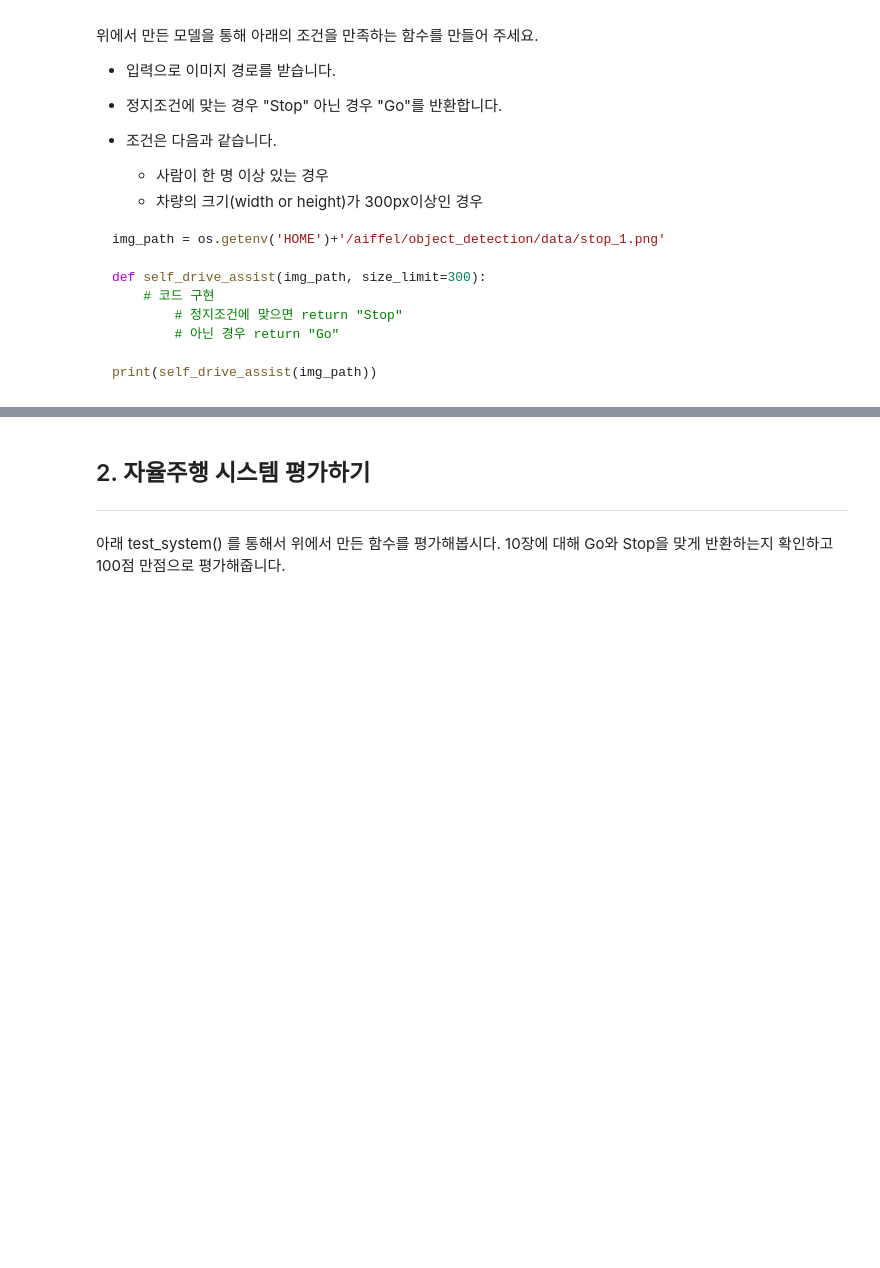
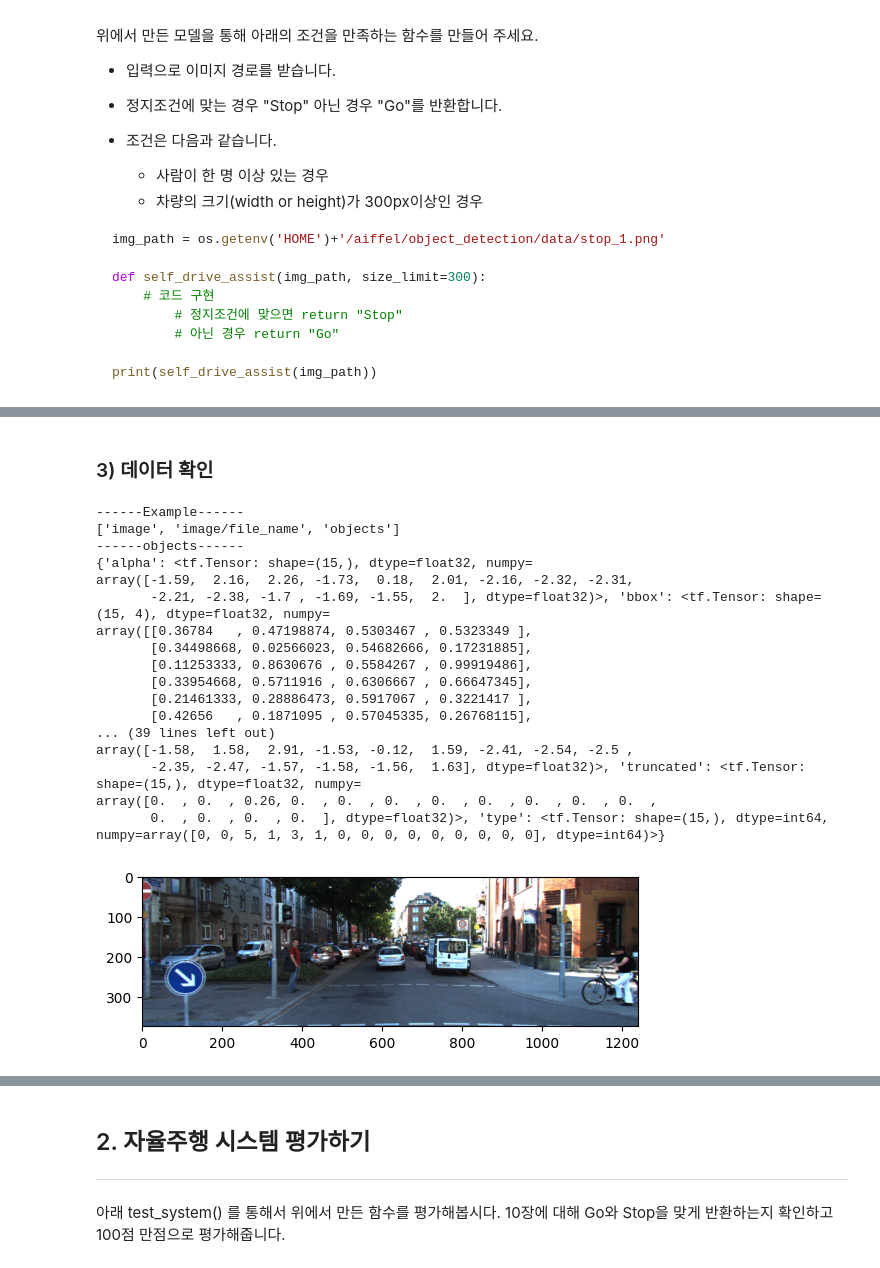
Before and after one commit to aeolian83/aiffel_mini_prject, a Jupyter notebook: Going_deeper06_object_detection/object_detection_practice.ipynb, the cells around one changed output, grey strips where cells are left out. Drawn from its saved outputs; the diff is of its cells as text; code cells hidden in the pictures; blank space fills up the shorter version.

```diff
--- a/Going_deeper06_object_detection/object_detection_practice.ipynb
+++ b/Going_deeper06_object_detection/object_detection_practice.ipynb
@@ -41,0 +95,37 @@ print(self_drive_assist(img_path))
+# %% [markdown]
+### 3) 데이터 확인
+# %%
+sample = ds_train.take(1)
+
+for example in sample:
+    print('------Example------')
+    print(list(example.keys()))
+    image = example["image"]
+    filename = example["image/file_name"].numpy().decode('utf-8')
+    objects = example["objects"]
+
+print('------objects------')
+print(objects)
+
+img = Image.fromarray(image.numpy())
+plt.imshow(img)
+plt.show()
+# %% [output]
+------Example------
+['image', 'image/file_name', 'objects']
+------objects------
+{'alpha': <tf.Tensor: shape=(15,), dtype=float32, numpy=
+array([-1.59,  2.16,  2.26, -1.73,  0.18,  2.01, -2.16, -2.32, -2.31,
+       -2.21, -2.38, -1.7 , -1.69, -1.55,  2.  ], dtype=float32)>, 'bbox': <tf.Tensor: shape=(15, 4), dtype=float32, numpy=
+array([[0.36784   , 0.47198874, 0.5303467 , 0.5323349 ],
+       [0.34498668, 0.02566023, 0.54682666, 0.17231885],
+       [0.11253333, 0.8630676 , 0.5584267 , 0.99919486],
+       [0.33954668, 0.5711916 , 0.6306667 , 0.66647345],
+       [0.21461333, 0.28886473, 0.5917067 , 0.3221417 ],
+       [0.42656   , 0.1871095 , 0.57045335, 0.26768115],
+... (39 lines left out)
+array([-1.58,  1.58,  2.91, -1.53, -0.12,  1.59, -2.41, -2.54, -2.5 ,
+       -2.35, -2.47, -1.57, -1.58, -1.56,  1.63], dtype=float32)>, 'truncated': <tf.Tensor: shape=(15,), dtype=float32, numpy=
+array([0.  , 0.  , 0.26, 0.  , 0.  , 0.  , 0.  , 0.  , 0.  , 0.  , 0.  ,
+       0.  , 0.  , 0.  , 0.  ], dtype=float32)>, 'type': <tf.Tensor: shape=(15,), dtype=int64, numpy=array([0, 0, 5, 1, 3, 1, 0, 0, 0, 0, 0, 0, 0, 0, 0], dtype=int64)>}
+[figure, added]
```
Also changed, not shown: parts of 64 cells of this notebook.
